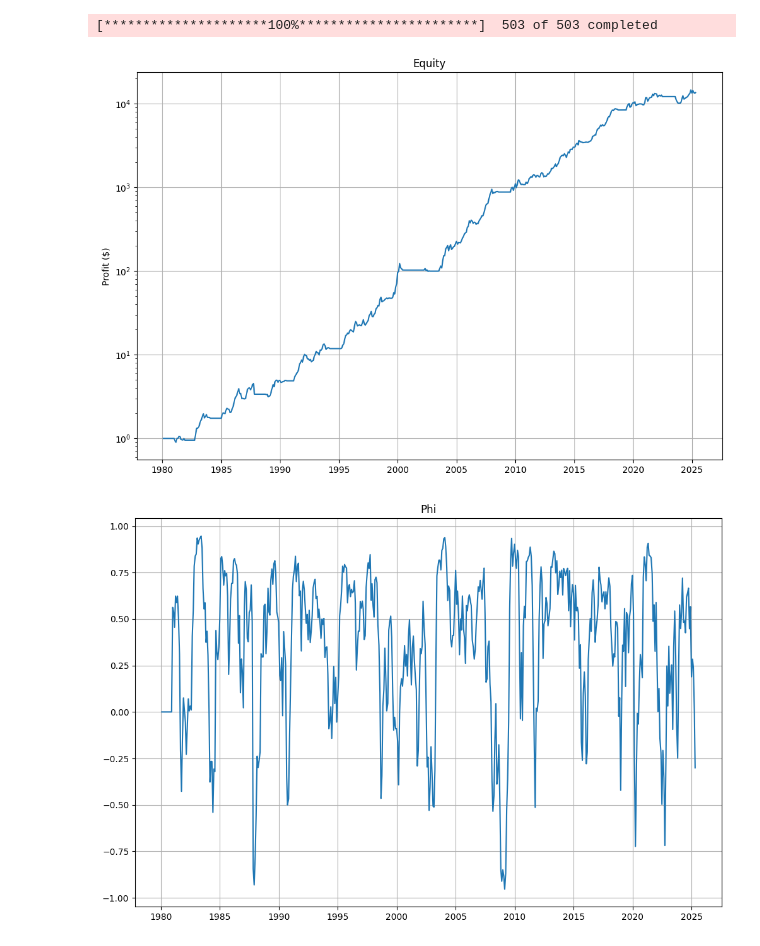
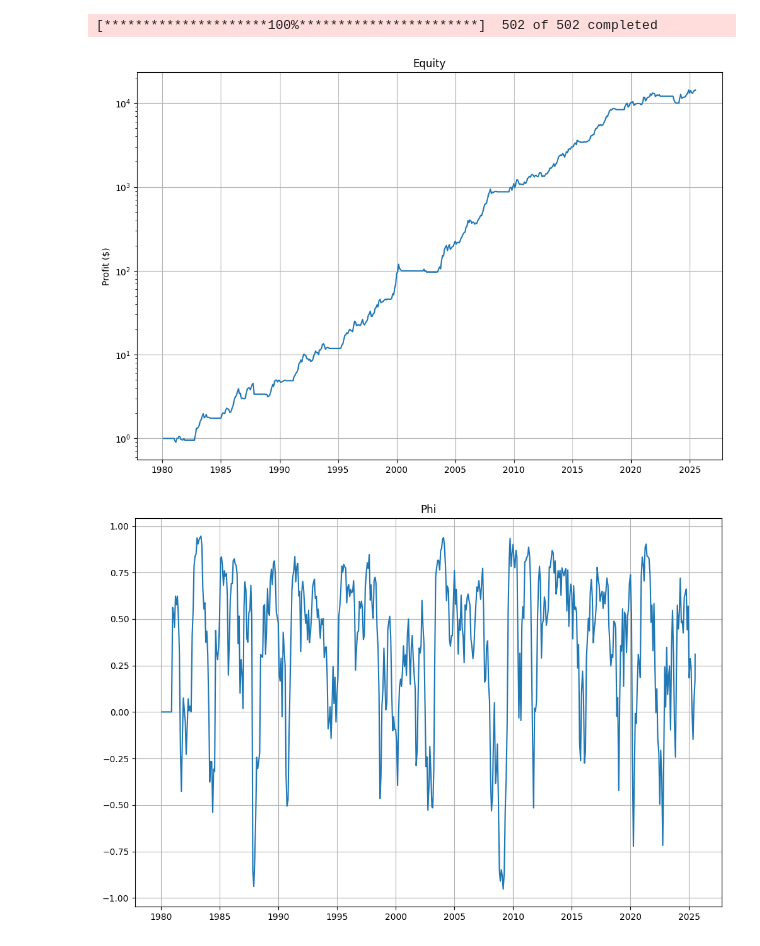
Before and after one commit to denis-laurichesse/momentum_stock_trading, a Jupyter notebook: momentum_strategy.ipynb, the cells around one changed output. Saved outputs shown, nothing was run; the diff lists cells and outputs as text; code cells hidden in the pictures.

```diff
--- a/momentum_strategy.ipynb
+++ b/momentum_strategy.ipynb
@@ -21,8 +21,8 @@ def GetSP500():
 
 def GetHistos():
     codes = GetSP500()
-    data = yf.download(tickers = [l[0] for l in codes], interval = '1d', group_by = 'ticker', auto_adjust = False, threads = True, proxy = None)
-    return data.xs('Adj Close', axis=1, level=1)
+    data = yf.download(tickers = [l[0] for l in codes], interval = '1d', period = 'max', group_by = 'ticker', threads = True)
+    return data.xs('Close', axis=1, level=1)
 
 
 def Trace(df, cumul, title, ylabel, legend=None, log=None):
@@ -82,35 +82,36 @@ def MonthIndex(f):
 # Data
 f = GetHistos()
 f = f[f.index.date >= datetime.date(1980, 1, 1)]
+
 ls_sig = f.columns.get_level_values(0).unique().tolist()
 dates = MonthIndex(f)
 ac = np.nan_to_num(f.bfill().values)
 f_sig, ac_sig = f.iloc[dates], ac[dates,:]
 df_sig = f_sig.index
 nt, ns = ac_sig.shape
 
 # Signals
 s1, s2 = ComputeMomentum(ac, 240)[dates, :], ComputeMomentum(ac, 90)[dates, :]
 w, ss = ComputeWeights(ac_sig, s1, s2, size)
 
 # Simulation
 x_sim = Simulation(pd.DataFrame(ac_sig), pd.DataFrame(w));
 Trace(df_sig, x_sim, 'Equity', 'Profit ($)', log=True)
 Trace(df_sig, ss, 'Phi', '')
 
 # Last 10 months positions
 print("")
 for it in range(nt-10, nt):
   nn = np.where(w[it,:] != 0)[0]
   l = [[ls_sig[ii] + "/" + str(round(ac_sig[it, ii],2))] for ii in nn] if it != nt-1 else [[ls_sig[ii] + "/" + str(round(ac_sig[it, ii],2))] for ii in nn]
   print(df_sig[it].strftime("%d/%m/%Y"), str(round(x_sim.values[it], 2)), l)
 
 # Statistics
 print("")
 r = x_sim.pct_change().dropna()
 m, s = 12*r.mean(), np.sqrt(12)*r.std()  # Annual mean and sigma
 print("Mean:", round(m, 2), "Stdev", round(s, 2), "Sharpe", round(m/s, 2))
 # %% [output]
-[*********************100%***********************]  503 of 503 completed
+[*********************100%***********************]  502 of 502 completed
 [figure]
-[figure, old version]
+[figure, new version]
```
Also changed, not shown: parts of 1 cell of this notebook.
